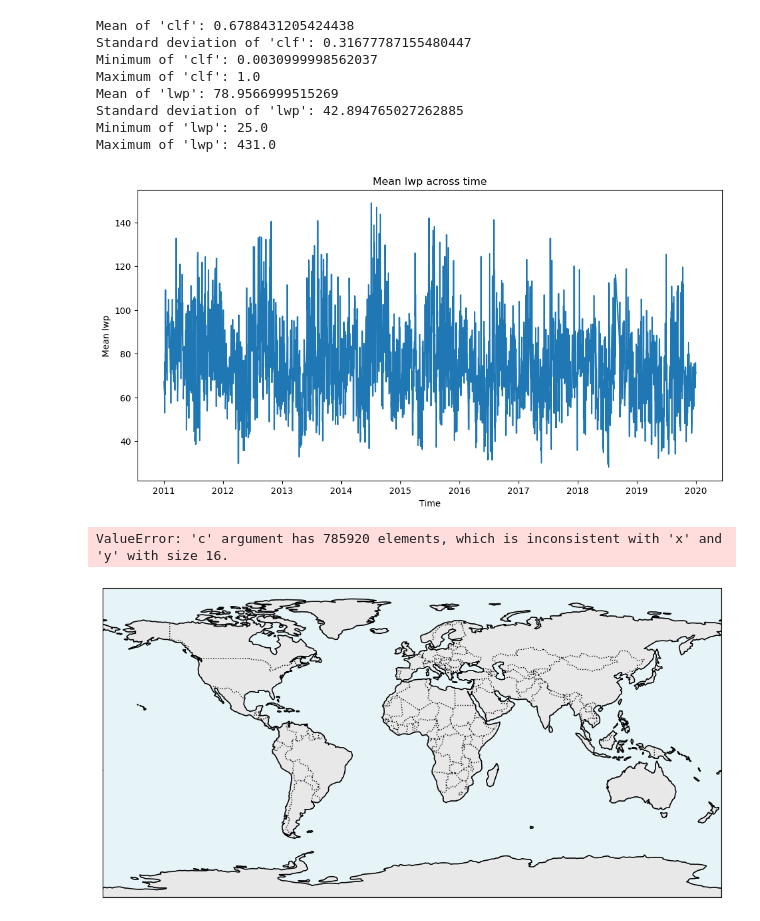
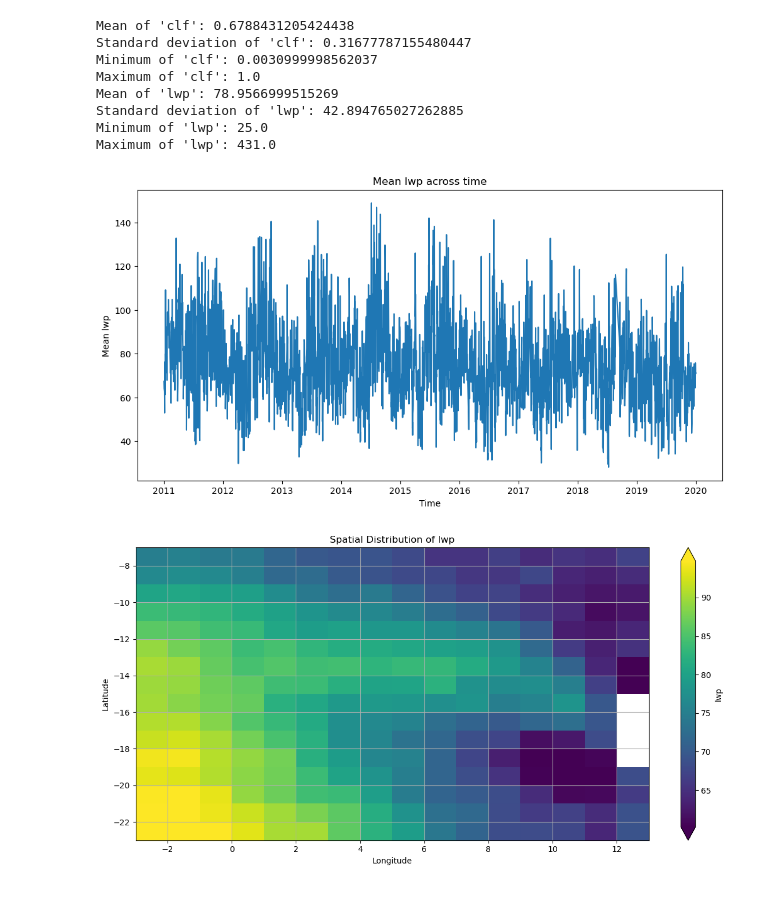
Before and after one commit to satvik007vk/Calisma_LR, a Jupyter notebook: pre_plot_analyses.ipynb, the cells around one changed output. Drawn from its saved outputs; the diff is of its cells as text; code cells hidden in the pictures.

Commit message:
fixing plotting functions

```diff
--- a/pre_plot_analyses.ipynb
+++ b/pre_plot_analyses.ipynb
@@ -77,15 +86,17 @@ Maximum of 'lwp': 431.0
 # %%
 from pre_plot import PlotData
 
 # clf_plot=PlotData(ds=ds)
 # clf_plot.temporalplot2(column='clf')
 
-lwp_plot=PlotData(ds=ds)
-lwp_plot.temporalplot2(column='lwp')
+plot_obj=PlotData(ds=ds)
+
+plot_obj.temporalplot2(column='lwp')
+
+plot_obj.spatialplot(column='lwp')
 # %% [output]
 [figure]
-ValueError: 'c' argument has 785920 elements, which is inconsistent with 'x' and 'y' with size 16.
-[figure, old version]
+[figure, new version]
 # %%
 #calling the function from pre_plot.py
 from pre_plot import PlotData
```
Also changed, not shown: parts of 6 cells of this notebook, 1 other file.
